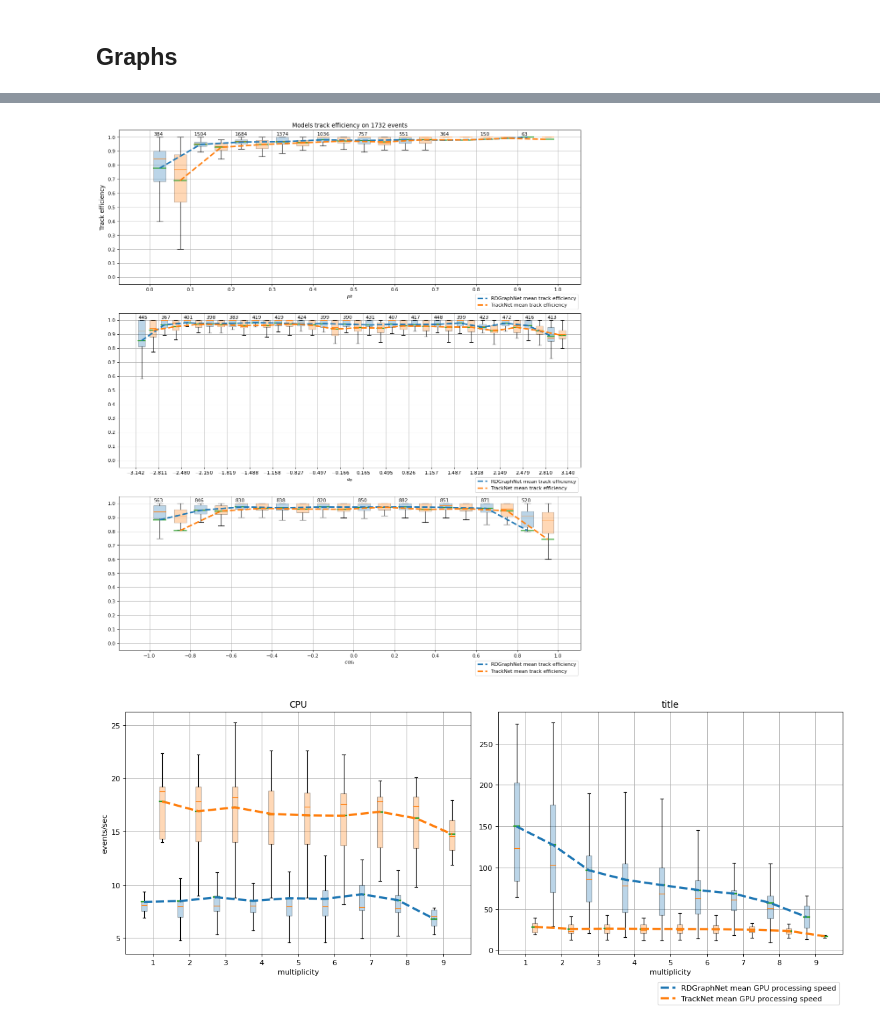
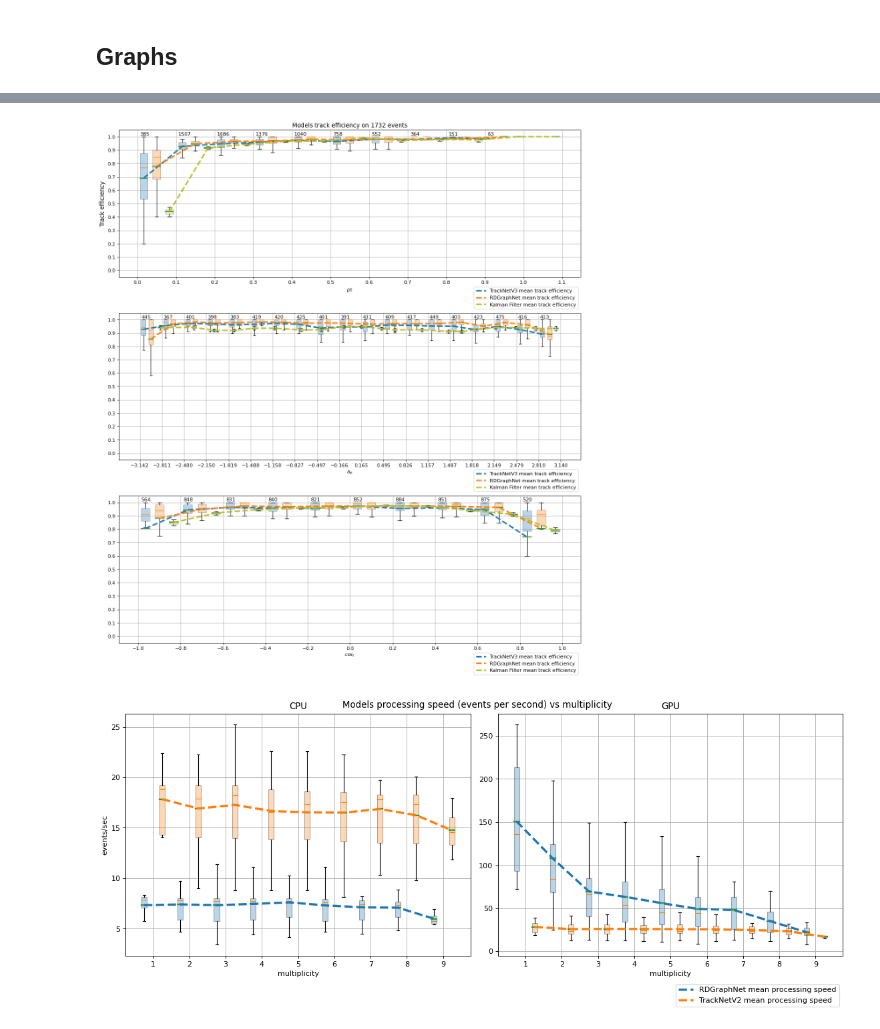
Before and after one commit to t3hseus/ariadne, a Jupyter notebook: notebooks/evaluate_modern.ipynb, the cells around one changed output, grey strips where cells are left out. Cells and saved outputs as stored; diff of their text form; code cells hidden in the pictures.

Commit message:
2k events graphnet vs tracknet last

```diff
--- a/notebooks/evaluate_modern.ipynb
+++ b/notebooks/evaluate_modern.ipynb
@@ -154,7 +154,7 @@ from ariadne.graph_net.dataset import collate_fn
 def eval_event(tgt_graph, model_g):
     batch_input, batch_target = collate_fn([tgt_graph])
     with torch.no_grad():
-        y_pred = model_g(batch_input['inputs']).numpy().flatten() > 0.2
+        y_pred = model_g(batch_input['inputs']).numpy().flatten() > 0.15
 
     eval_df = pd.DataFrame(columns=['track_pred', 'hit_id_0', 'hit_id_1', 'hit_id_2'])
     eval_df['track_pred'] = y_pred
@@ -814,0 +821,6 @@ def plot_model_results(model_names, model_results_arr, mode_func, funcs_for_kalm
+# %%
+plot_model_results(["TrackNetV3", "RDGraphNet"],
+                   [results_tracknet, results_graphnet],
+                   to_recall, funcs_for_kalman=[kalman_func_efficiency_pt, kalman_func_efficiency_aphi, kalman_func_efficiency_cost])
+# %% [output]
+[figure, added]
@@ -815,6 +939,4 @@ def plot_model_results(model_names, model_results_arr, mode_func, funcs_for_kalm
 # %%
-plot_model_results(["RDGraphNet", 'TrackNet'],
-                   [results_graphnet, results_tracknet],
-                   to_recall)
+draw_speed_graphs(["RDGraphNet", 'TrackNetV2'], [results_graphnet, results_tracknet])
 # %% [output]
-[figure, old version]
+[figure, new version]
@@ -933,4 +942,0 @@ def draw_speed_graphs(model_names, model_results_arr):
-# %%
-draw_speed_graphs(["RDGraphNet", 'TrackNet'], [results_graphnet, results_tracknet])
-# %% [output]
-[figure, removed]
```
Also changed, not shown: parts of 4 cells of this notebook.
